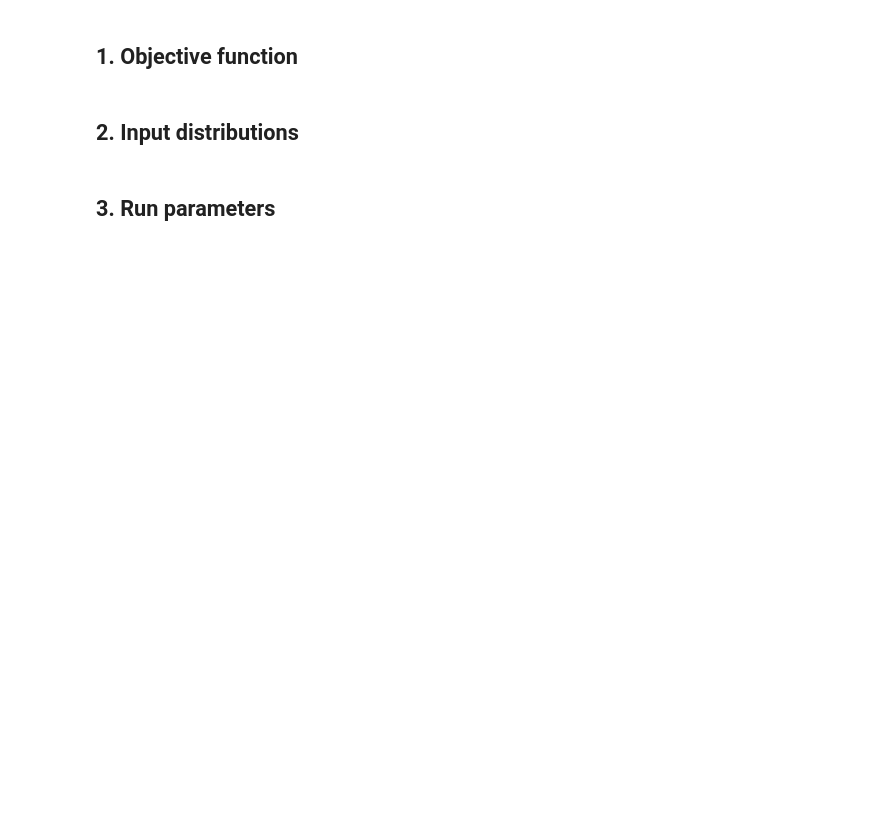
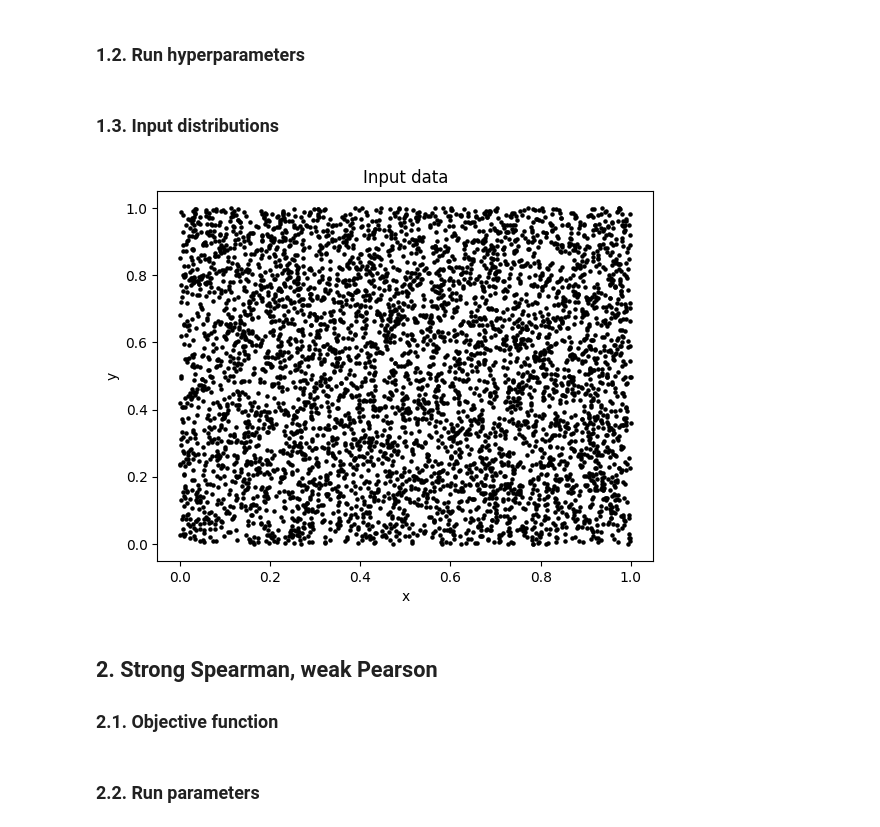
Before and after one commit to gperdrizet/hill_climber, a Jupyter notebook: notebooks/02-pearson_spearman.ipynb, the cells around one changed output. Drawn from its saved outputs; the diff is of its cells as text; code cells hidden in the pictures; blank space fills up the shorter version.

Commit message:
Updated hyperparameters and set for long run

```diff
--- a/notebooks/02-pearson_spearman.ipynb
+++ b/notebooks/02-pearson_spearman.ipynb
@@ -9,8 +17,36 @@ import pandas as pd
 sys.path.append('..')
 
 from hill_climber import HillClimber
-# %% [markdown]
-## 1. Objective function
+# %% [markdown]
+### 1.2. Run hyperparameters
+# %%
+# Number of input data points
+n = 5000
+
+# Run duration in minutes
+run_time = 6 * 60
+
+# Number of replicate climbs for each objective function
+replicates = 4
+# %% [markdown]
+### 1.3. Input distributions
+# %%
+# Create input distribution
+data = pd.DataFrame({
+    'x': np.random.rand(n),
+    'y': np.random.rand(n)
+})
+
+plt.title('Input data')
+plt.scatter(data['x'], data['y'], s=5, color='black')
+plt.xlabel('x')
+plt.ylabel('y')
+plt.show()
+# %% [output]
+[figure, added]
+# %% [markdown]
+## 2. Strong Spearman, weak Pearson
+### 2.1. Objective function
 # %%
 def objective_spearman_large_pearson_small(x, y):
     '''Maximize Spearman correlation while minimizing Pearson correlation.
@@ -42,5 +79,3 @@ def objective_spearman_large_pearson_small(x, y):
     }
 
     return metrics, objective
-# %% [markdown]
-## 2. Input distributions
@@ -55,4 +82,4 @@ data = pd.DataFrame({
 # %% [markdown]
-## 3. Run parameters
+### 2.2. Run parameters
 # %%
 # Set hyperparameters
```
Also changed, not shown: parts of 19 cells of this notebook, 1 other file.
